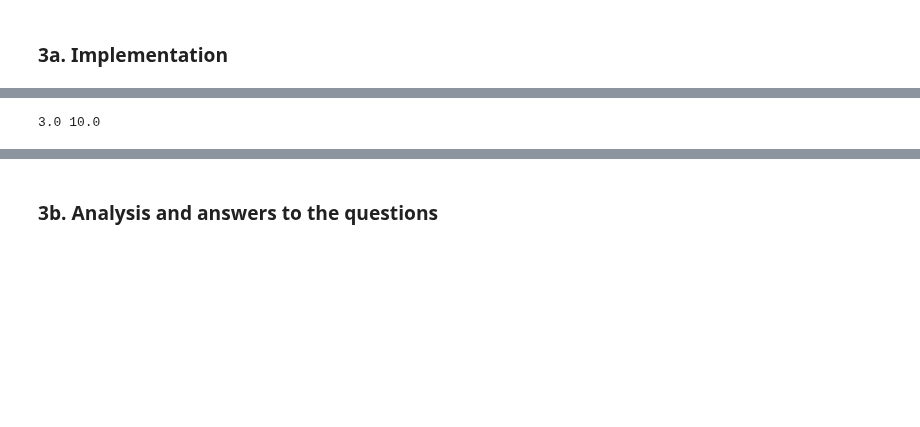
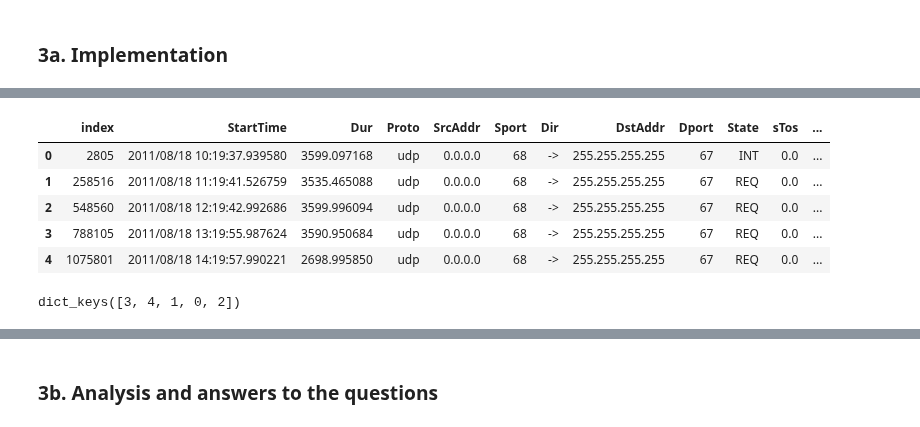
Before and after one commit to kponichtera/cs4035-cda, a Jupyter notebook: lab3/lab3.ipynb, the cells around one changed output, grey strips where cells are left out. Saved outputs shown, nothing was run; the diff lists cells and outputs as text; code cells hidden in the pictures; blank space fills up the shorter version.

```diff
--- a/lab3/lab3.ipynb
+++ b/lab3/lab3.ipynb
@@ -283,36 +271,47 @@ df_minlsh.head()
 # %%
 df_minlsh = df_minlsh.sort_values(['SrcAddr', 'DstAddr'])
 df_minlsh = df_minlsh.reset_index()
 src_dst_ip = df_minlsh['SrcDstAddr']
 combined_feature = df_minlsh[comb_col_name]
 
-ip_profiles_dict = dict()
+ip_profiles_3grams = dict()
 ip_prof_list = list(ip_prof_set)
 gram_list = list(gram_set)
 # intialize dict
 for i in range(len(ip_prof_list)):
-    ip_profiles_dict[ip_prof_list[i]] = np.zeros(len(gram_list))
+    ip_profiles_3grams[ip_prof_list[i]] = np.zeros(len(gram_list))
 
 # create 3grams for each ip pair
 for i in range(len(src_dst_ip) - 2):
     if src_dst_ip[i] == src_dst_ip[i + 1] == src_dst_ip[i + 2]:
         ngram = (combined_feature[i], combined_feature[i + 1], combined_feature[i + 2])
         gram_index = gram_list.index(ngram)
-        ip_profiles_dict[src_dst_ip[i]][gram_index] = 1
+        ip_profiles_3grams[src_dst_ip[i]][gram_index] = 1
+df_minlsh.head()
+# %% [output]
+|  | index | StartTime | Dur | Proto | SrcAddr | Sport | Dir | DstAddr | Dport | State | sTos | ... |
+| 0 | 2805 | 2011/08/18 10:19:37.939580 | 3599.097168 | udp | 0.0.0.0 | 68 | -> | 255.255.255.255 | 67 | INT | 0.0 | ... |
+| 1 | 258516 | 2011/08/18 11:19:41.526759 | 3535.465088 | udp | 0.0.0.0 | 68 | -> | 255.255.255.255 | 67 | REQ | 0.0 | ... |
+| 2 | 548560 | 2011/08/18 12:19:42.992686 | 3599.996094 | udp | 0.0.0.0 | 68 | -> | 255.255.255.255 | 67 | REQ | 0.0 | ... |
+| 3 | 788105 | 2011/08/18 13:19:55.987624 | 3590.950684 | udp | 0.0.0.0 | 68 | -> | 255.255.255.255 | 67 | REQ | 0.0 | ... |
+| 4 | 1075801 | 2011/08/18 14:19:57.990221 | 2698.995850 | udp | 0.0.0.0 | 68 | -> | 255.255.255.255 | 67 | REQ | 0.0 | ... |
-# %%
-import math
-
-def min_hash(characteristic_matrix, bin_size):
-    hash_func1 = lambda x: (np.sum(x) + 1) % bin_size
-    hash_func2 = lambda x: (np.sum(x) * (np.sum(x) + 3)) % bin_size
-    for row in characteristic_matrix:
-        h1 = hash_func1(row)
-        h2 = hash_func2(row)
-        print(h1, h2)
-        break
-
-# similarity matrix
-matrix = np.array(np.asarray(list(ip_profiles_dict.values())))
-min_hash(matrix, len(matrix))
-# %% [output]
-3.0 10.0
+# %%
+import math
+
+def min_hash(ip_profiles_3grams, bin_size):
+    hash_func = lambda x: (np.sum(x) * (np.sum(x) + 3)) % bin_size
+    sim_score = dict()
+    sim_list = []
+    for index, bin_vector in enumerate(ip_profiles_3grams.values()):
+        h = hash(tuple(bin_vector)) % bin_size
+        if h in sim_score:
+            sim_score[h].append(index)
+        else:
+            sim_score[h] = [index]
+        sim_list.append(h)
+    return sim_score, sim_list
+
+sim_array, sim_list = min_hash(ip_profiles_3grams, 5) #len(ip_profiles_3grams.keys()))
+print(sim_array.keys())
+# %% [output]
+dict_keys([3, 4, 1, 0, 2])
```
Also changed, not shown: parts of 8 cells of this notebook.
